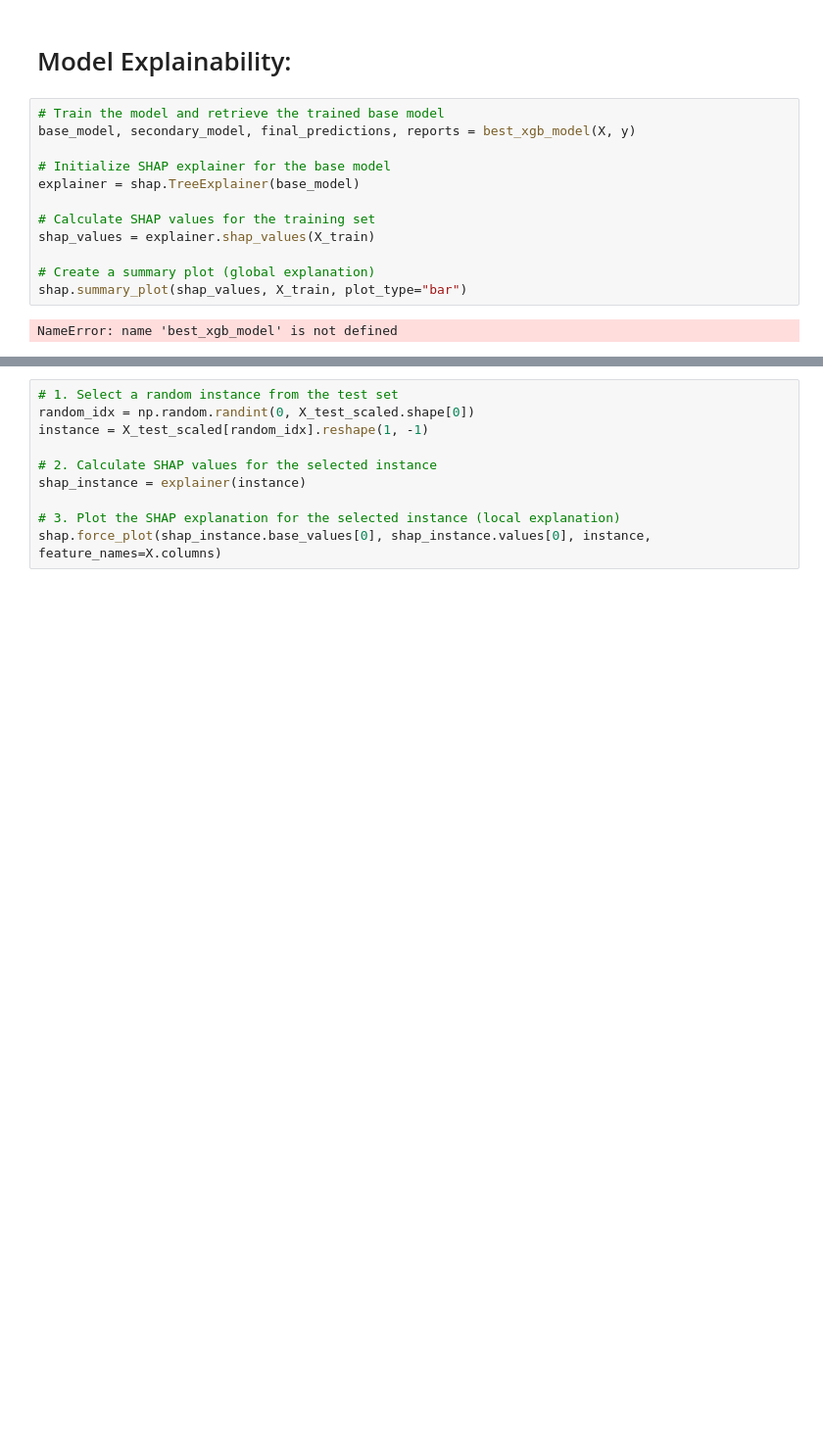
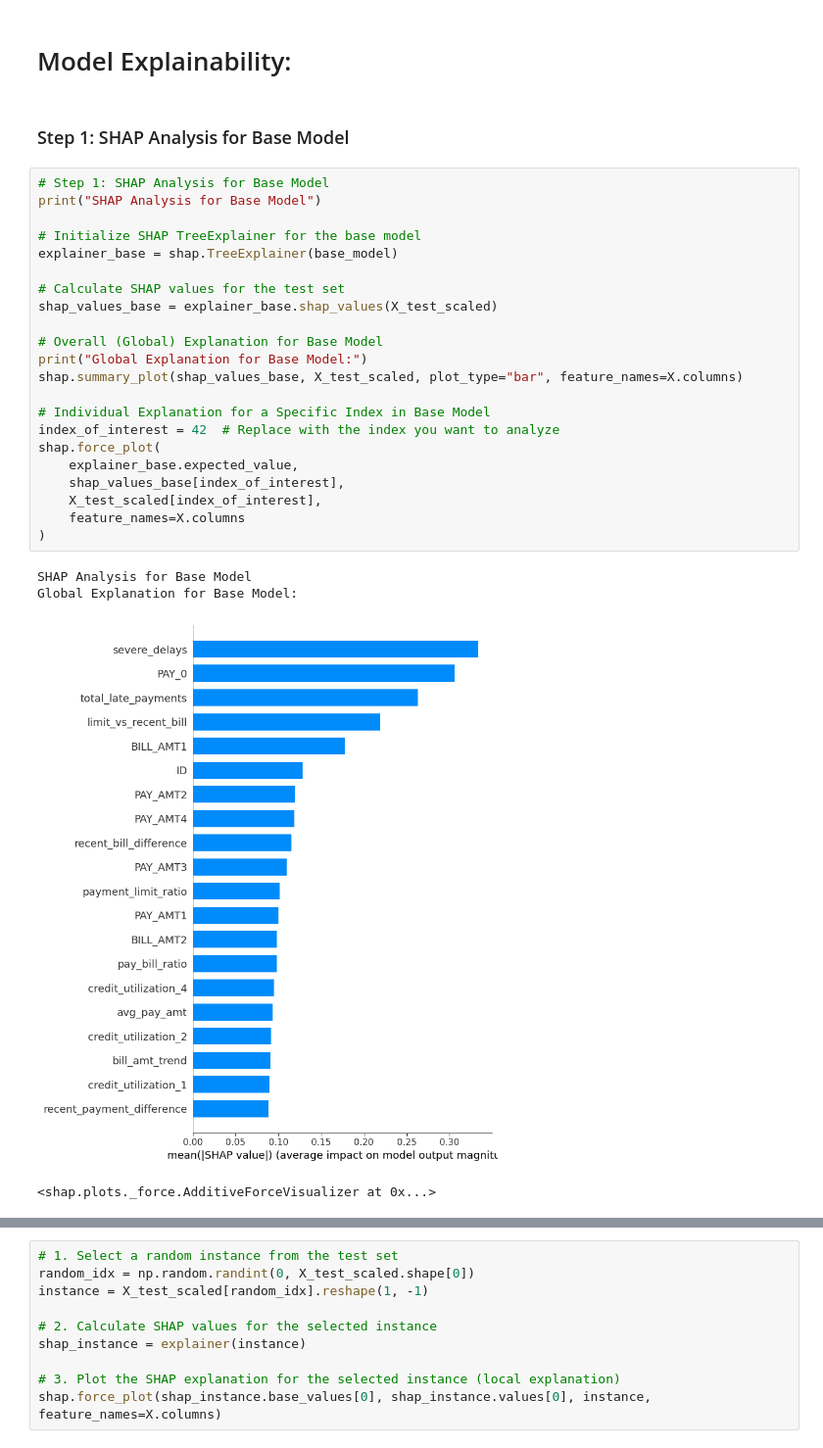
Before and after one commit to DoanNguyen2001/Credit-Card-Default, a Jupyter notebook: default_final.ipynb, the cells around one changed output, grey strips where cells are left out. Shown at 98% size. Drawn from its saved outputs; the diff is of its cells as text; blank space fills up the shorter version.

Commit message:
update shap and adjustment

```diff
--- a/default_final.ipynb
+++ b/default_final.ipynb
@@ -519,16 +537,31 @@ weighted avg       0.84      0.85      0.84      8955
 # %% [markdown]
 # Model Explainability:
-# %%
-# Train the model and retrieve the trained base model
-base_model, secondary_model, final_predictions, reports = best_xgb_model(X, y)
-
-# Initialize SHAP explainer for the base model
-explainer = shap.TreeExplainer(base_model)
-
-# Calculate SHAP values for the training set
-shap_values = explainer.shap_values(X_train)
-
-# Create a summary plot (global explanation)
-shap.summary_plot(shap_values, X_train, plot_type="bar")
-# %% [output]
-NameError: name 'best_xgb_model' is not defined
+# %% [markdown]
+### Step 1: SHAP Analysis for Base Model
+# %%
+# Step 1: SHAP Analysis for Base Model
+print("SHAP Analysis for Base Model")
+
+# Initialize SHAP TreeExplainer for the base model
+explainer_base = shap.TreeExplainer(base_model)
+
+# Calculate SHAP values for the test set
+shap_values_base = explainer_base.shap_values(X_test_scaled)
+
+# Overall (Global) Explanation for Base Model
+print("Global Explanation for Base Model:")
+shap.summary_plot(shap_values_base, X_test_scaled, plot_type="bar", feature_names=X.columns)
+
+# Individual Explanation for a Specific Index in Base Model
+index_of_interest = 42  # Replace with the index you want to analyze
+shap.force_plot(
+    explainer_base.expected_value,
+    shap_values_base[index_of_interest],
+    X_test_scaled[index_of_interest],
+    feature_names=X.columns
+)
+# %% [output]
+SHAP Analysis for Base Model
+Global Explanation for Base Model:
+[figure, added]
+<shap.plots._force.AdditiveForceVisualizer at 0x...>
```
Also changed, not shown: parts of 25 cells of this notebook.
